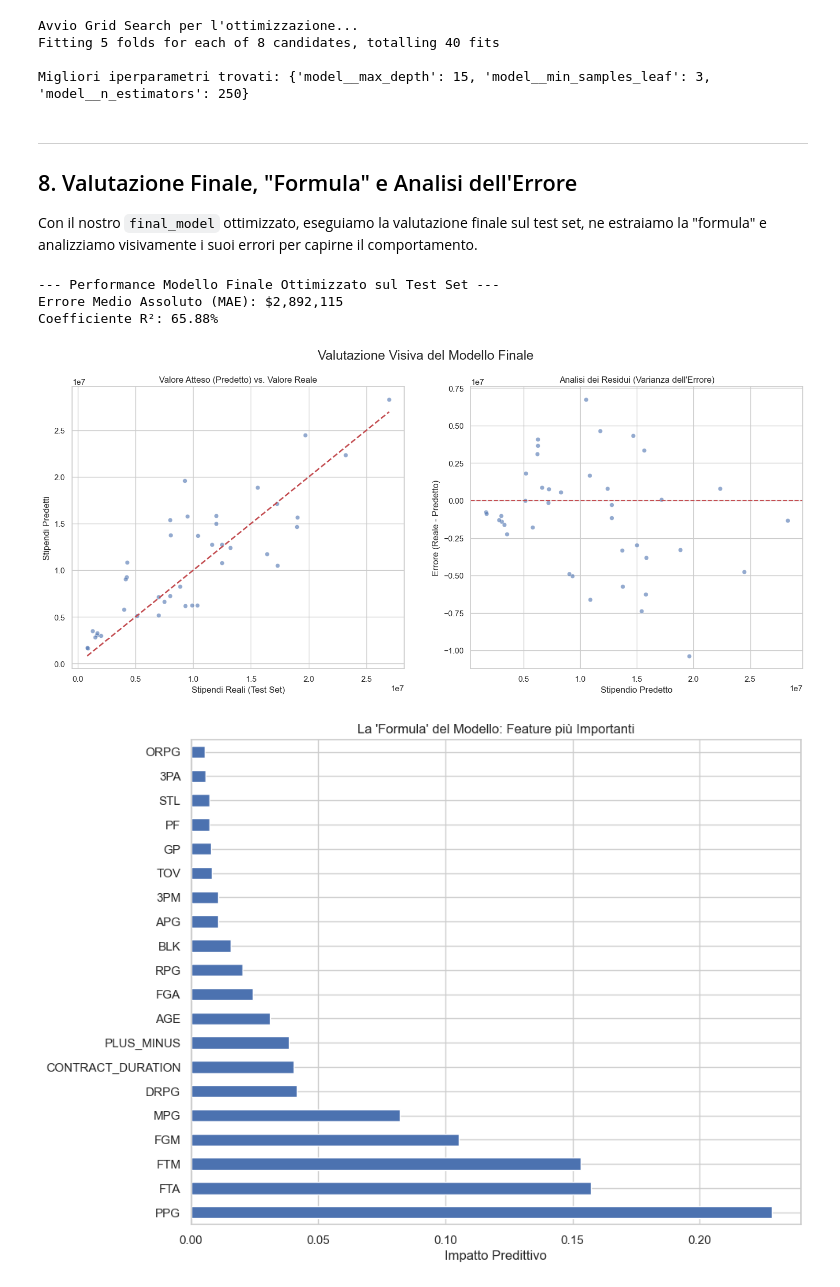
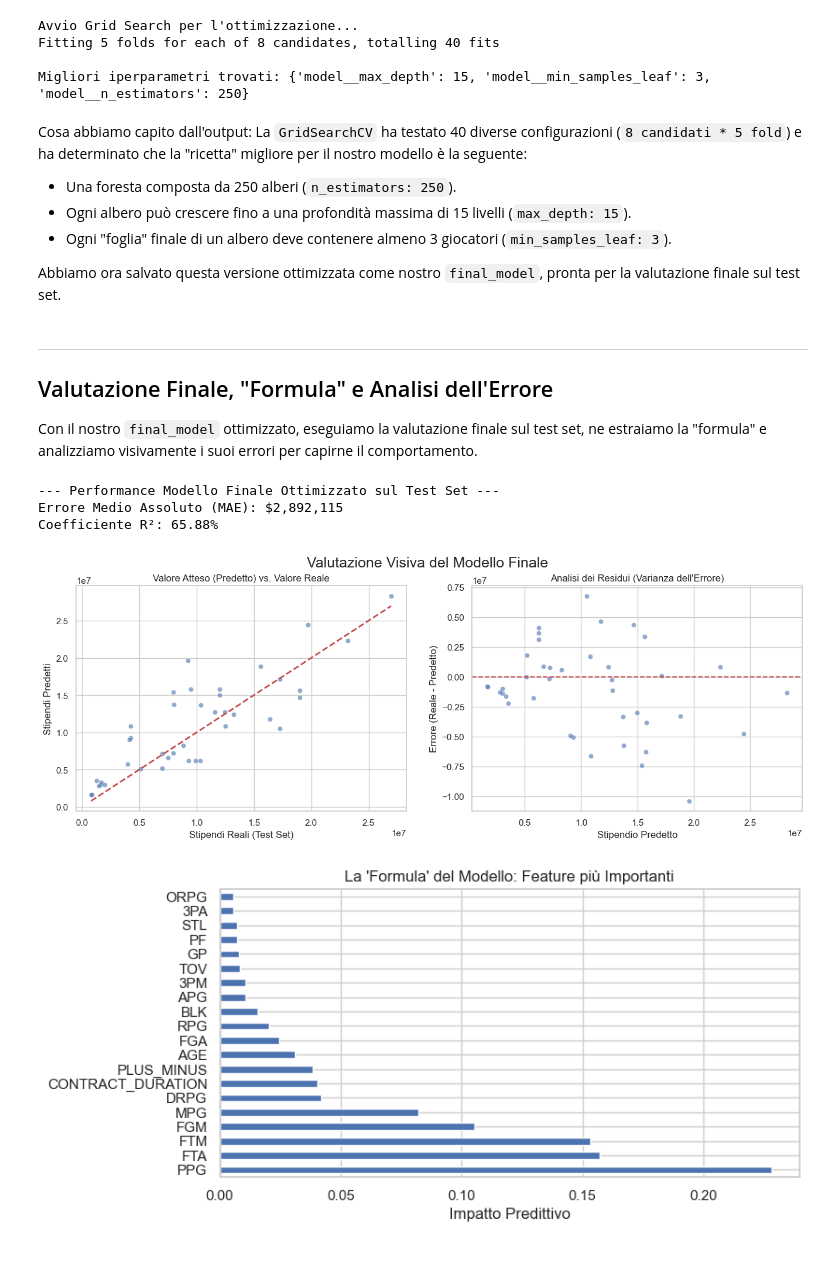
Before and after one commit to alessiobifulco/NBA-Salary-Prediction, a Jupyter notebook: notebook/project.ipynb, the cells around one changed output. Cells and saved outputs as stored; diff of their text form; code cells hidden in the pictures; blank space fills up the shorter version.

Commit message:
update chart size and output explanation

```diff
--- a/notebook/project.ipynb
+++ b/notebook/project.ipynb
@@ -396,0 +558,12 @@ I risultati della cross-validation indicano che i modelli basati su alberi (Rand
+# %%
+from sklearn.linear_model import Lasso
+
+pipe_lasso = Pipeline([('scaler', StandardScaler()), ('model', Lasso(random_state=42))])
+pipe_lasso.fit(X_train, y_train)
+y_pred_lasso = pipe_lasso.predict(X_test)
+r2_lasso = r2_score(y_test, y_pred_lasso)
+mae_lasso = mean_absolute_error(y_test, y_pred_lasso)
+
+print(f"--- Performance Regressione Lasso ---")
+print(f"R²: {r2_lasso:.4f}")
+print(f"MAE: ${mae_lasso:,.0f}")
@@ -396,0 +596,17 @@ I risultati della cross-validation indicano che i modelli basati su alberi (Rand
+# %%
+from sklearn.ensemble import RandomForestRegressor
+
+pipe_rf = Pipeline([
+    ('scaler', StandardScaler()),
+    ('model', RandomForestRegressor(n_estimators=100, random_state=42, n_jobs=-1)) # Usiamo parametri di base
+])
+
+pipe_rf.fit(X_train, y_train)
+
+y_pred_rf = pipe_rf.predict(X_test)
+r2_rf = r2_score(y_test, y_pred_rf)
+mae_rf = mean_absolute_error(y_test, y_pred_rf)
+
+print(f"--- Performance Random Forest (Base) ---")
+print(f"Coefficiente R²: {r2_rf:.4f}")
+print(f"Errore Medio Assoluto (MAE): ${mae_rf:,.0f}")
@@ -396,0 +636,12 @@ I risultati della cross-validation indicano che i modelli basati su alberi (Rand
+# %%
+from xgboost import XGBRegressor
+
+pipe_xgb = Pipeline([('scaler', StandardScaler()), ('model', XGBRegressor(random_state=42, n_jobs=-1))])
+pipe_xgb.fit(X_train, y_train)
+y_pred_xgb = pipe_xgb.predict(X_test)
+r2_xgb = r2_score(y_test, y_pred_xgb)
+mae_xgb = mean_absolute_error(y_test, y_pred_xgb)
+
+print(f"--- Performance XGBoost (Base) ---")
+print(f"Coefficiente R²: {r2_xgb:.4f}")
+print(f"Errore Medio Assoluto (MAE): ${mae_xgb:,.0f}")
@@ -421,9 +784,16 @@ Avvio Grid Search per l'ottimizzazione...
 Fitting 5 folds for each of 8 candidates, totalling 40 fits
 
 Migliori iperparametri trovati: {'model__max_depth': 15, 'model__min_samples_leaf': 3, 'model__n_estimators': 250}
+# %% [markdown]
+Cosa abbiamo capito dall'output: La `GridSearchCV` ha testato 40 diverse configurazioni (`8 candidati * 5 fold`) e ha determinato che la "ricetta" migliore per il nostro modello è la seguente:
+-   Una foresta composta da 250 alberi (`n_estimators: 250`).
+-   Ogni albero può crescere fino a una profondità massima di 15 livelli (`max_depth: 15`).
+-   Ogni "foglia" finale di un albero deve contenere almeno 3 giocatori (`min_samples_leaf: 3`).
+
+Abbiamo ora salvato questa versione ottimizzata come nostro `final_model`, pronta per la valutazione finale sul test set.
 # %% [markdown]
 ---
-## 8. Valutazione Finale, "Formula" e Analisi dell'Errore
+## Valutazione Finale, "Formula" e Analisi dell'Errore
 
 Con il nostro `final_model` ottimizzato, eseguiamo la valutazione finale sul test set, ne estraiamo la "formula" e analizziamo visivamente i suoi errori per capirne il comportamento.
 # %%
@@ -435,34 +805,34 @@ r2 = r2_score(y_test, y_pred)
 
 print(f"--- Performance Modello Finale Ottimizzato sul Test Set ---")
 print(f"Errore Medio Assoluto (MAE): ${mae:,.0f}")
 print(f"Coefficiente R²: {r2:.2%}")
 
-fig, axes = plt.subplots(1, 2, figsize=(18, 7))
+fig, axes = plt.subplots(1, 2, figsize=(16, 5))
 fig.suptitle('Valutazione Visiva del Modello Finale', fontsize=18)
 
 sns.scatterplot(x=y_test, y=y_pred, ax=axes[0], alpha=0.6)
 axes[0].plot([y_test.min(), y_test.max()], [y_test.min(), y_test.max()], '--r', linewidth=2)
 axes[0].set_title('Valore Atteso (Predetto) vs. Valore Reale')
 axes[0].set_xlabel('Stipendi Reali (Test Set)')
 axes[0].set_ylabel('Stipendi Predetti')
 
 residuals = y_test - y_pred
 sns.scatterplot(x=y_pred, y=residuals, ax=axes[1], alpha=0.6)
 axes[1].axhline(y=0, color='r', linestyle='--')
 axes[1].set_title('Analisi dei Residui (Varianza dell\'Errore)')
 axes[1].set_xlabel('Stipendio Predetto')
 axes[1].set_ylabel('Errore (Reale - Predetto)')
 plt.show()
 
 feature_impact = pd.Series(final_model.named_steps['model'].feature_importances_, index=X.columns).sort_values()
-plt.figure(figsize=(10, 8))
+plt.figure(figsize=(8, 4))
 feature_impact.nlargest(20).plot(kind='barh')
 plt.title("La 'Formula' del Modello: Feature più Importanti")
 plt.xlabel("Impatto Predittivo")
 plt.show()
 # %% [output]
 --- Performance Modello Finale Ottimizzato sul Test Set ---
 Errore Medio Assoluto (MAE): $2,892,115
 Coefficiente R²: 65.88%
-[figure, old version]
+[figure, new version]
-[figure, old version]
+[figure, new version]
```
Also changed, not shown: parts of 87 cells of this notebook.
